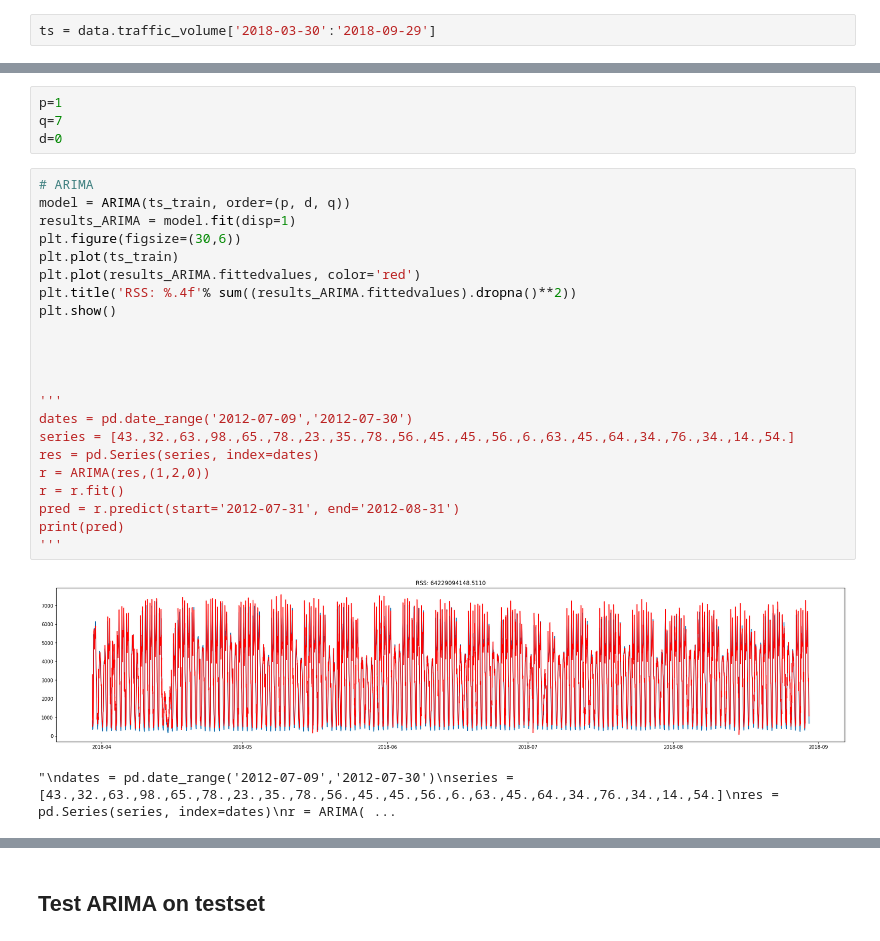
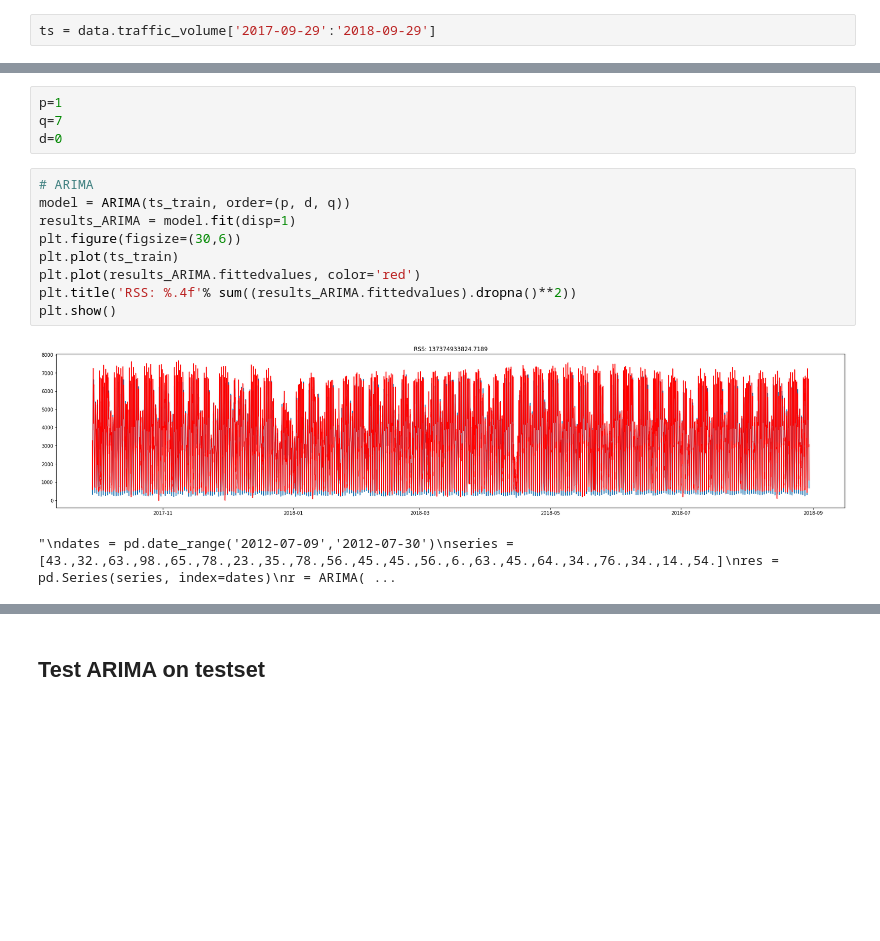
Before and after one commit to amine-akrout/Time-series-forecasting, a Jupyter notebook: Time_Series_Analysis_with_ARIMA.ipynb, the cells around one changed output, grey strips where cells are left out. Cells and saved outputs as stored; diff of their text form; blank space fills up the shorter version.

Commit message:
modify dates

```diff
--- a/Time_Series_Analysis_with_ARIMA.ipynb
+++ b/Time_Series_Analysis_with_ARIMA.ipynb
@@ -50,5 +47,5 @@ data['date_time'] =  pd.to_datetime(data['date_time'], format='%Y-%m-%d %H:%M:%S
 # %%
 data = data.set_index(pd.DatetimeIndex(data['date_time']))
 # %%
-ts = data.traffic_volume['2018-03-30':'2018-09-29']
+ts = data.traffic_volume['2017-09-29':'2018-09-29']
 # %%
@@ -161,27 +152,14 @@ d=0
 # %%
 # ARIMA
 model = ARIMA(ts_train, order=(p, d, q))
 results_ARIMA = model.fit(disp=1)
 plt.figure(figsize=(30,6))
 plt.plot(ts_train)
 plt.plot(results_ARIMA.fittedvalues, color='red')
 plt.title('RSS: %.4f'% sum((results_ARIMA.fittedvalues).dropna()**2))
 plt.show()
-
-
-
-
-'''
-dates = pd.date_range('2012-07-09','2012-07-30')
-series = [43.,32.,63.,98.,65.,78.,23.,35.,78.,56.,45.,45.,56.,6.,63.,45.,64.,34.,76.,34.,14.,54.]
-res = pd.Series(series, index=dates)
-r = ARIMA(res,(1,2,0))
-r = r.fit()
-pred = r.predict(start='2012-07-31', end='2012-08-31')
-print(pred)
-'''
 # %% [output]
-[figure, old version]
+[figure, new version]
 "\ndates = pd.date_range('2012-07-09','2012-07-30')\nseries = [43.,32.,63.,98.,65.,78.,23.,35.,78.,56.,45.,45.,56.,6.,63.,45.,64.,34.,76.,34.,14.,54.]\nres = pd.Series(series, index=dates)\nr = ARIMA( ...
 # %%
 results_ARIMA.summary()
```
Also changed, not shown: parts of 12 cells of this notebook.
